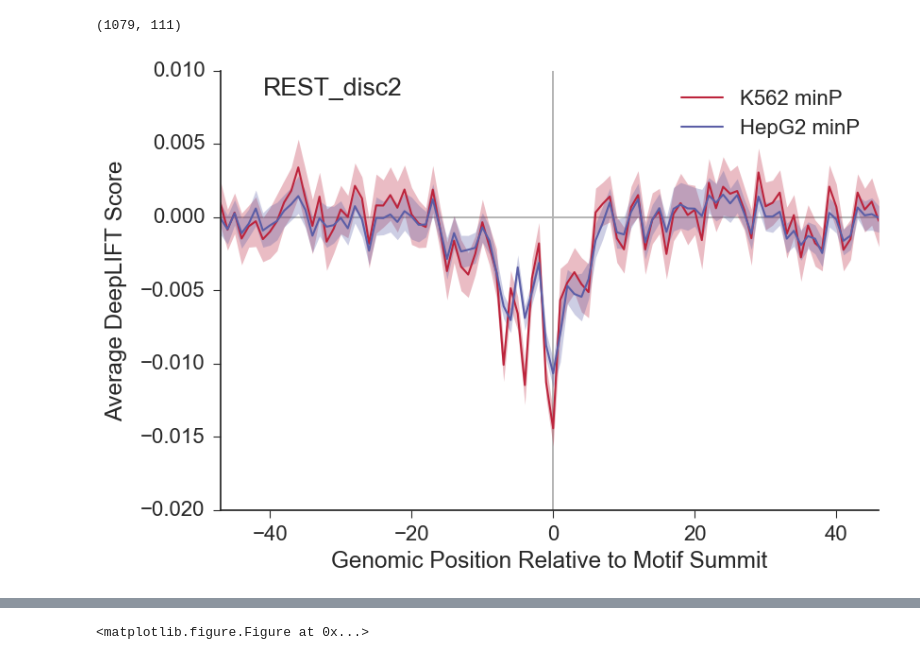
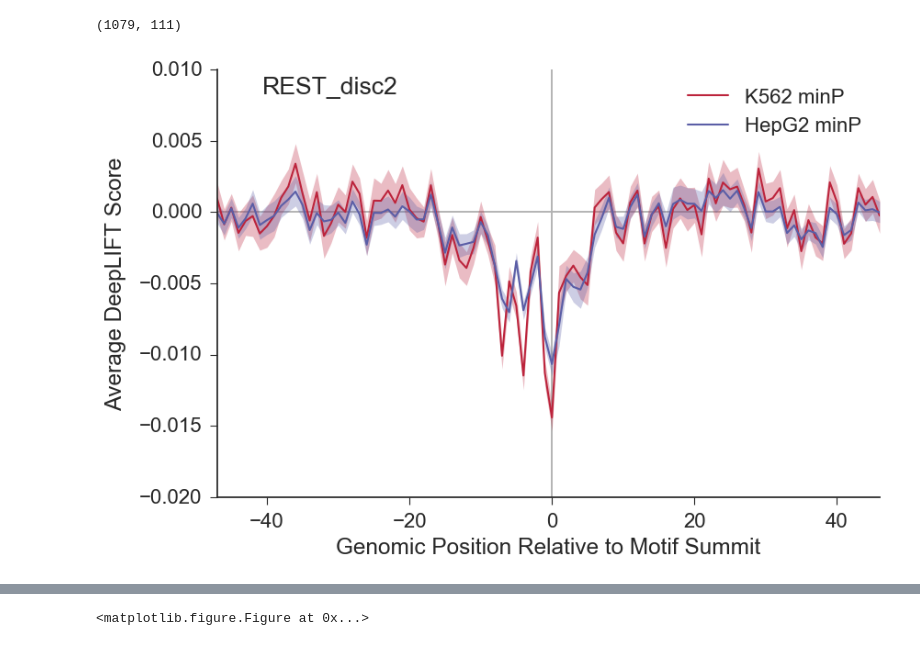
Before and after one commit to kundajelab/mpra, a Jupyter notebook: deeplearn/scripts/Sharpr DeepLIFT Scoring Validation.ipynb, the cells around one changed output, grey strips where cells are left out. Saved outputs shown, nothing was run; the diff lists cells and outputs as text; code cells hidden in the pictures.

```diff
--- a/deeplearn/scripts/Sharpr DeepLIFT Scoring Validation.ipynb
+++ b/deeplearn/scripts/Sharpr DeepLIFT Scoring Validation.ipynb
@@ -401,40 +401,43 @@ context_len = 50
 offset = 6
 context_len -= offset/2
 for (i, context_scores) in enumerate(context_scores_by_motif):
+#     print context_scores.shape
     length = context_scores.shape[1]
     ax = sns.tsplot(context_scores[:, (length/2 - context_len + offset/2):(length/2 + context_len + offset/2)],
 #                     time = np.arange(-1*length/2, length/2),
                     time = np.arange(-context_len, context_len),
                     value = 'Average DeepLIFT Score',
                     condition =  task_names[conditions[i][0]],
                     color = colors[i],
-                    ci = 99,
+                    ci = 95,
 #                     ci = 'sd',
                     n_boot = 1000,
                     err_style = 'ci_band',
                     err_kws = {'linewidth': 0, 'alpha': 0.3},
 #                     err_palette = sns.color_palette("Set1", n_colors=8, desat=.8),
                     interpolate = True,
                     linewidth = 1.5
                    )
 
 # print ax.__dict__
 # plt.legend()
 ax.text(0.17, 0.96, conditions[0][1],
         ha = 'center', va = 'center',
         transform = ax.transAxes)
 plt.xticks([-40, -20, 0, 20, 40])
+# plt.yticks(np.arange(-0.02, 0.011, 0.005))
 plt.axvline(0, zorder = -5, color = '#B3B3B3')
 plt.axhline(0, zorder = -5, color = '#B3B3B3')
 plt.xlabel('Genomic Position Relative to Motif Summit')
 sns.despine(offset=0);
 ax.yaxis.labelpad=10
+plt.tight_layout()
 plt.savefig('../model_files/sharpr_znormed_jul23/interpretation/motifscore_arrowplots/' +
             '%s_tasks%s.png' % (conditions[0][1], 'and'.join([str(i) for i in task_idxs])),
             dpi=300)
 plt.show()
 # %% [output]
-[figure, old version]
+[figure, new version]
 # %%
 # Create scatter plot of all motif scores
 # Here the scores are the total avg deepLIFT scores over the entire motif
```
Also changed, not shown: parts of 2 cells of this notebook, 10 other files.
